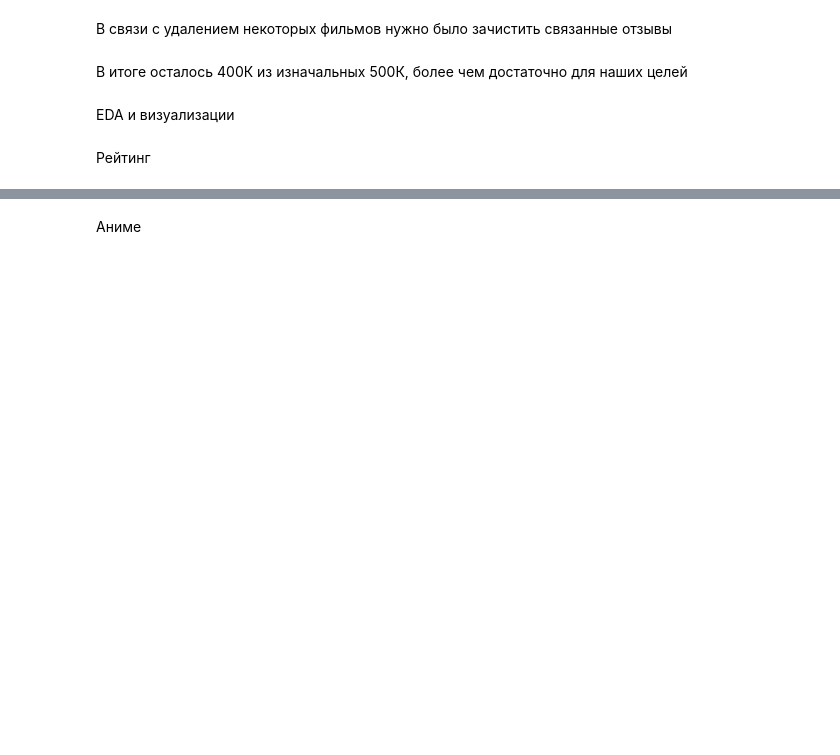
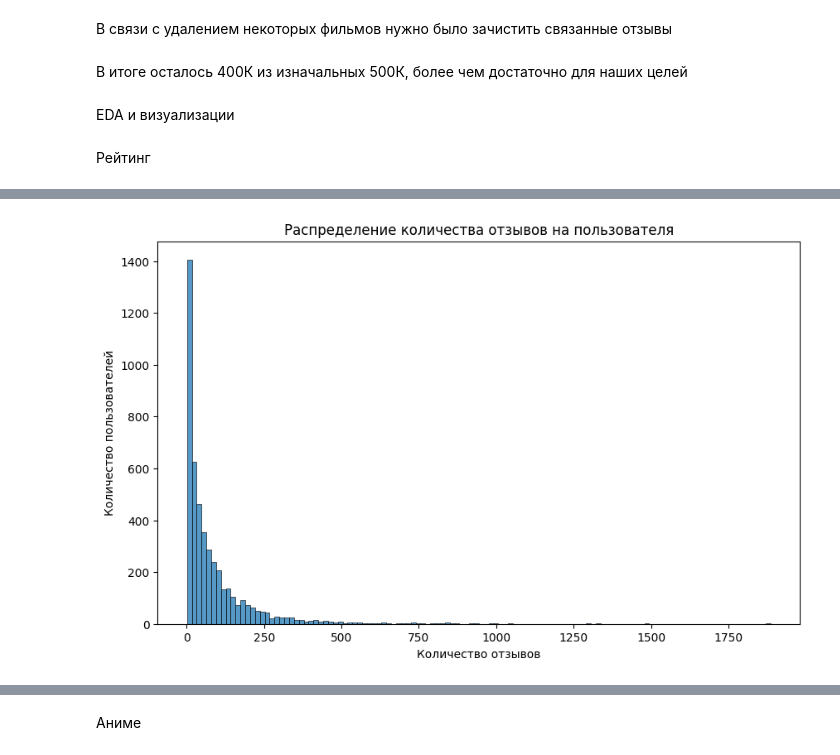
Before and after one commit to DJustProgrammeR/DataAnalasys, a Jupyter notebook: lab2/lab2.ipynb, the cells around one changed output, grey strips where cells are left out. Cells and saved outputs as stored; diff of their text form; code cells hidden in the pictures; blank space fills up the shorter version.

```diff
--- a/lab2/lab2.ipynb
+++ b/lab2/lab2.ipynb
@@ -180,0 +221,9 @@ plt.show()
+# %%
+plt.figure(figsize=(10, 6))
+sns.histplot(reviews_per_user, bins=120)
+plt.title('Распределение количества отзывов на пользователя')
+plt.xlabel('Количество отзывов')
+plt.ylabel('Количество пользователей')
+plt.show()
+# %% [output]
+[figure, added]
```
Also changed, not shown: parts of 48 cells of this notebook, 6 other files.
